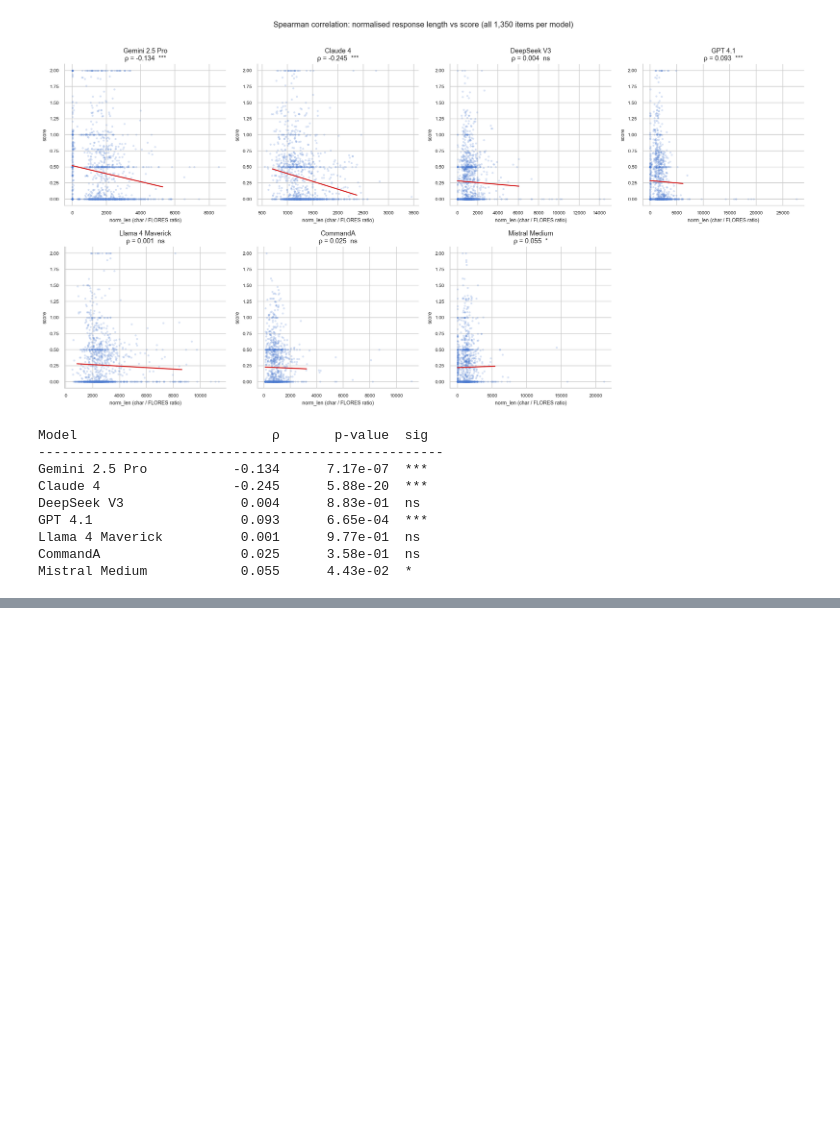
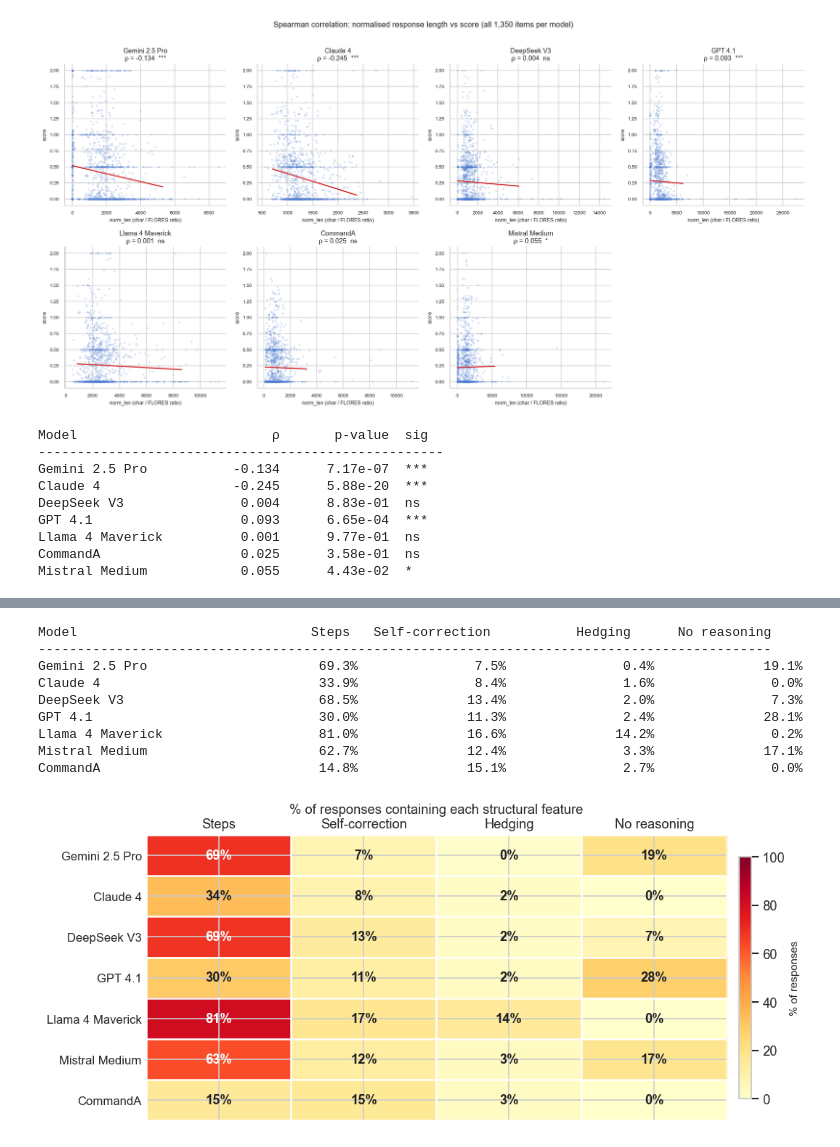
Before and after one commit to rita-berrada/wmt-mist, a Jupyter notebook: analysis_lr.ipynb, the cells around one changed output, grey strips where cells are left out. Cells and saved outputs as stored; diff of their text form; code cells hidden in the pictures; blank space fills up the shorter version.

Commit message:
structure analysis

```diff
--- a/analysis_lr.ipynb
+++ b/analysis_lr.ipynb
@@ -2210,0 +2386,53 @@ Mistral Medium            0.055      4.43e-02  *
+# %%
+# ── Analysis 4: Prevalence overview — % of responses with each feature ─────────
+STEMS_ORDERED = ['Gemini-2.5-Pro', 'Claude-4', 'DeepSeek-V3', 'GPT-4.1',
+                 'Llama-4-Maverick', 'Mistral-Medium', 'CommandA']
+
+rows = []
+for stem in STEMS_ORDERED:
+    row = {'Model': TOP_MODELS[stem]}
+    for feat in FEATURES:
+        row[FEAT_LABELS[feat]] = df[f'{feat}_{stem}'].mean() * 100
+    rows.append(row)
+df_prev = pd.DataFrame(rows).set_index('Model')
+
+# Print table
+col_w = 18
+print(f'{"Model":<22}' + ''.join(f'{FEAT_LABELS[f]:>{col_w}}' for f in FEATURES))
+print('-' * (22 + col_w * len(FEATURES)))
+for model, row in df_prev.iterrows():
+    print(f'{model:<22}' + ''.join(f'{row[FEAT_LABELS[f]]:>{col_w}.1f}%' for f in FEATURES))
+
+# Heatmap
+fig, ax = plt.subplots(figsize=(9, 4))
+im = ax.imshow(df_prev.values, cmap='YlOrRd', aspect='auto', vmin=0, vmax=100)
+for i in range(len(STEMS_ORDERED)):
+    for j in range(len(FEATURES)):
+        v = df_prev.iloc[i, j]
+        ax.text(j, i, f'{v:.0f}%', ha='center', va='center',
+                fontsize=11, fontweight='bold', color='white' if v > 60 else '#222')
+ax.set_xticks(range(len(FEATURES)))
+ax.set_xticklabels([FEAT_LABELS[f] for f in FEATURES], fontsize=11)
+ax.xaxis.tick_top(); ax.xaxis.set_tick_params(length=0)
+ax.set_yticks(range(len(STEMS_ORDERED)))
+ax.set_yticklabels([TOP_MODELS[s] for s in STEMS_ORDERED], fontsize=10)
+ax.yaxis.set_tick_params(length=0)
+for x in range(len(FEATURES)+1): ax.axvline(x-.5, color='white', lw=1.5)
+for y in range(len(STEMS_ORDERED)+1): ax.axhline(y-.5, color='white', lw=1.5)
+for spine in ax.spines.values(): spine.set_visible(False)
+fig.colorbar(im, ax=ax, fraction=0.02, pad=0.02).set_label('% of responses', fontsize=9)
+ax.set_title('% of responses containing each structural feature', fontsize=11, pad=18)
+plt.tight_layout()
+plt.savefig(ROOT / 'figures/analysis4_feature_prevalence.png', dpi=150, bbox_inches='tight')
+plt.show()
+# %% [output]
+Model                              Steps   Self-correction           Hedging      No reasoning
+----------------------------------------------------------------------------------------------
+Gemini 2.5 Pro                      69.3%               7.5%               0.4%              19.1%
+Claude 4                            33.9%               8.4%               1.6%               0.0%
+DeepSeek V3                         68.5%              13.4%               2.0%               7.3%
+GPT 4.1                             30.0%              11.3%               2.4%              28.1%
+Llama 4 Maverick                    81.0%              16.6%              14.2%               0.2%
+Mistral Medium                      62.7%              12.4%               3.3%              17.1%
+CommandA                            14.8%              15.1%               2.7%               0.0%
+[figure, added]
```
Also changed, not shown: parts of 19 cells of this notebook.
